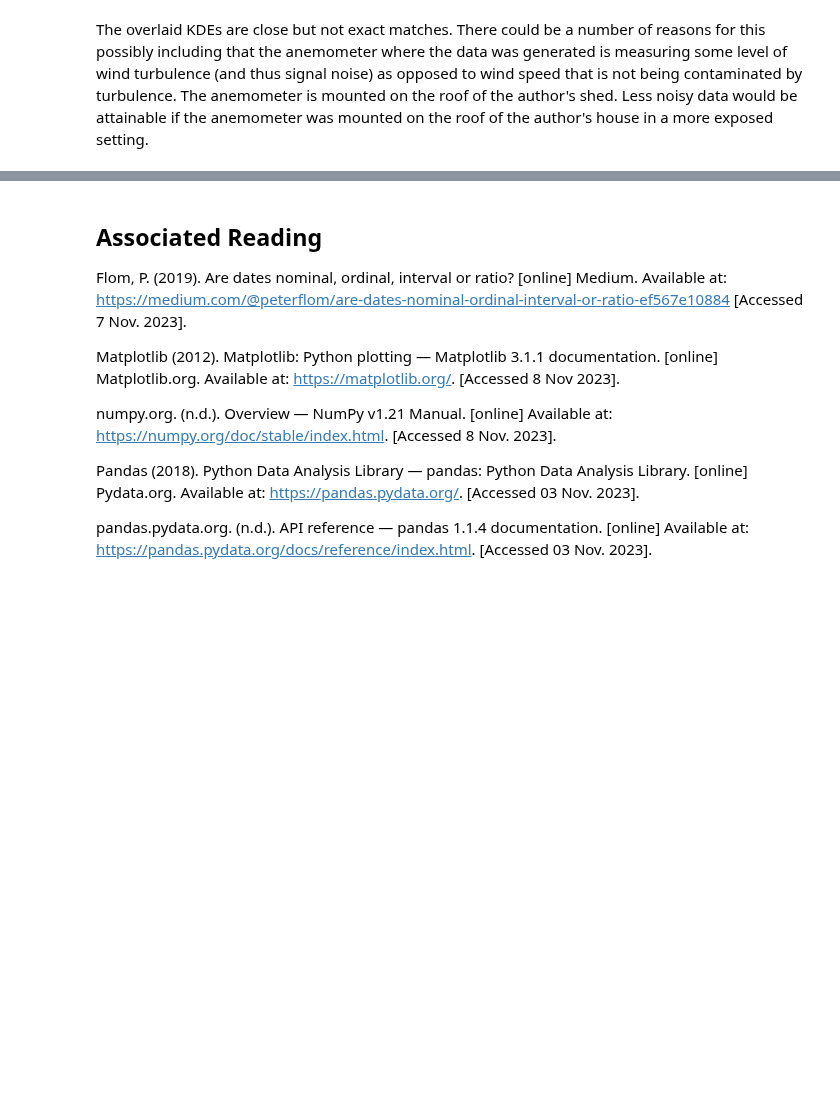
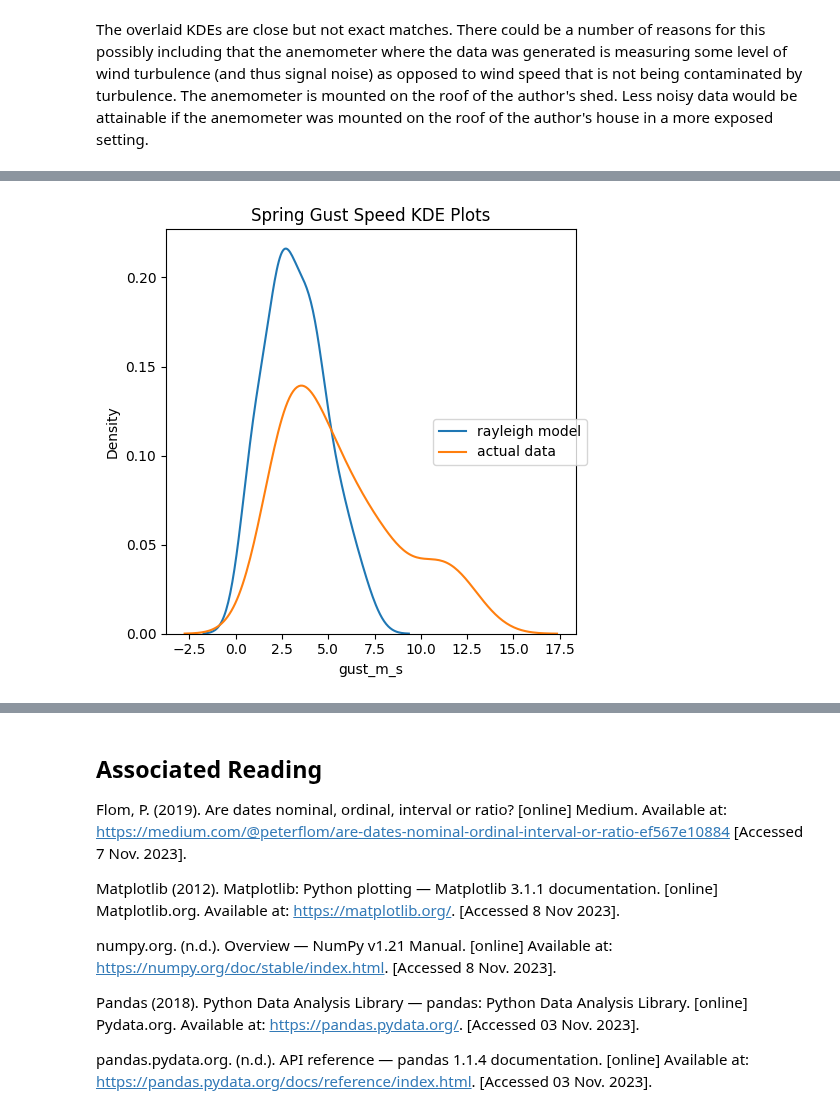
Before and after one commit to humphs078/ProgrammingforDataAnalysisAssignment_1, a Jupyter notebook: submission_notebook.ipynb, the cells around one changed output, grey strips where cells are left out. Saved outputs shown, nothing was run; the diff lists cells and outputs as text; code cells hidden in the pictures; blank space fills up the shorter version.

```diff
--- a/submission_notebook.ipynb
+++ b/submission_notebook.ipynb
@@ -435,0 +525,17 @@ The overlaid KDEs are close but not exact matches. There could be a number of re
+# %%
+# seeding so the random numbers generated don't change when code is run, for demonstrative purposes
+seed = np.random.seed(3)
+
+# generate a range of values normally distributed with the actual data
+summer_normal_wind_speed = np.random.normal(spring.describe()['wind_speed_m_s']['mean'], spring.describe()['wind_speed_m_s']['std'], size = spring_rows)
+
+fig = plt.figure(figsize=(5,5))
+sns.kdeplot(model_gust_spring)
+sns.kdeplot(spring['gust_m_s'])
+# sns.kdeplot(spring_normal_wind_speed)
+fig.legend(labels=['rayleigh model','actual data', 'standard model'], loc="right")
+
+plt.title("Spring Gust Speed KDE Plots")
+plt.show()
+# %% [output]
+[figure, added]
```
Also changed, not shown: parts of 21 cells of this notebook, 1 other file.
